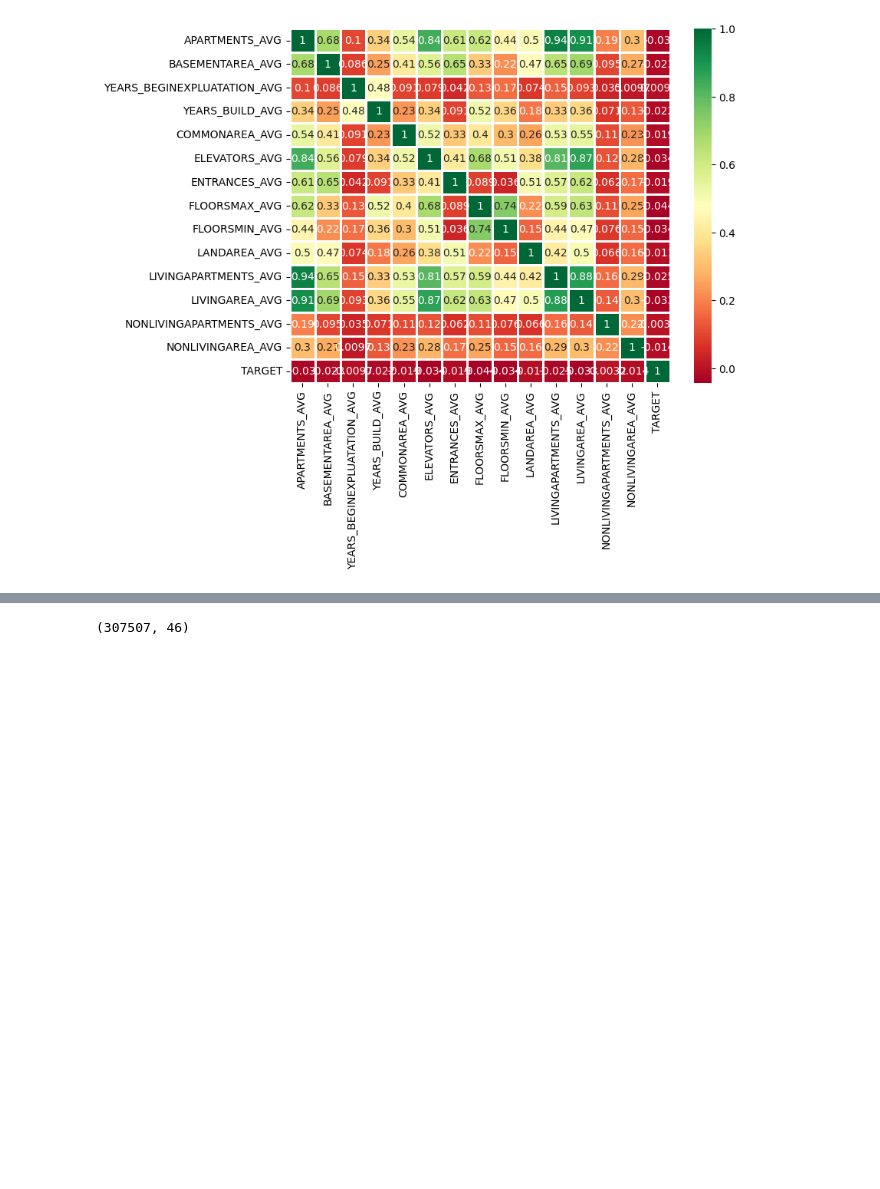
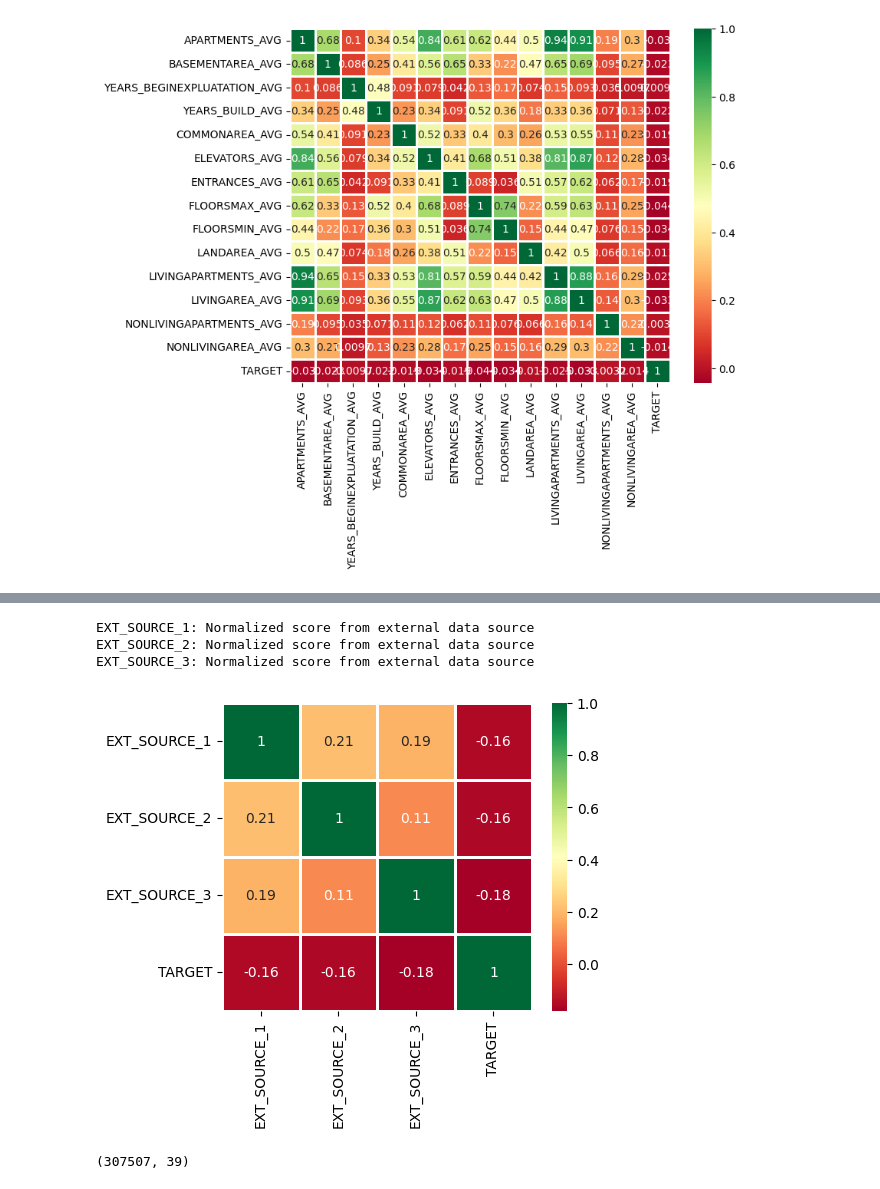
Before and after one commit to aver81/Loan-Defaulter-Classification, a Jupyter notebook: notebooks/LoanDefaulterClassification.ipynb, the cells around one changed output, grey strips where cells are left out. Drawn from its saved outputs; the diff is of its cells as text; code cells hidden in the pictures; blank space fills up the shorter version.

```diff
--- a/notebooks/LoanDefaulterClassification.ipynb
+++ b/notebooks/LoanDefaulterClassification.ipynb
@@ -251,4 +300,22 @@ appData.shape
+# %%
+suspect_col = []
+for i in appData.columns:
+    if 'EXT' in i:
+        suspect_col.append(i)
+        print(f"{i}: {defiFnx(i)}")
+# %% [output]
+EXT_SOURCE_1: Normalized score from external data source
+EXT_SOURCE_2: Normalized score from external data source
+EXT_SOURCE_3: Normalized score from external data source
+# %%
+suspect_corr = appData[suspect_col+['TARGET']].corr()
+
+fig = plt.figure(figsize=(5,4))
+ax = sns.heatmap(suspect_corr,xticklabels=suspect_corr.columns,yticklabels=suspect_corr.columns,annot = True,cmap ="RdYlGn",linewidth=1)
+# %% [output]
+[figure, added]
 # %%
-appData.shape
+appData.drop(columns = suspect_col, inplace=True)
+print(appData.shape)
 # %% [output]
-(307507, 46)
+(307507, 39)
```
Also changed, not shown: parts of 41 cells of this notebook.
